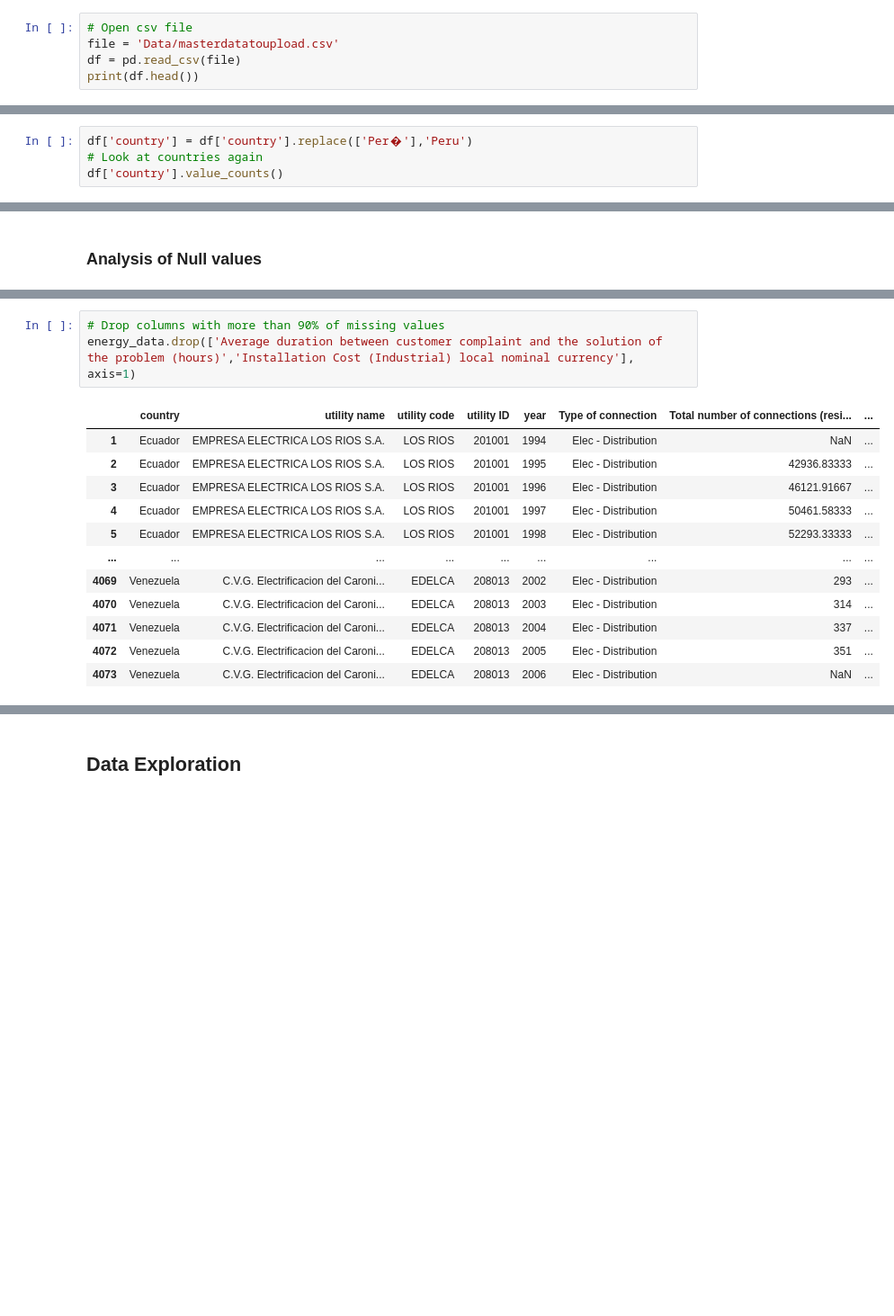
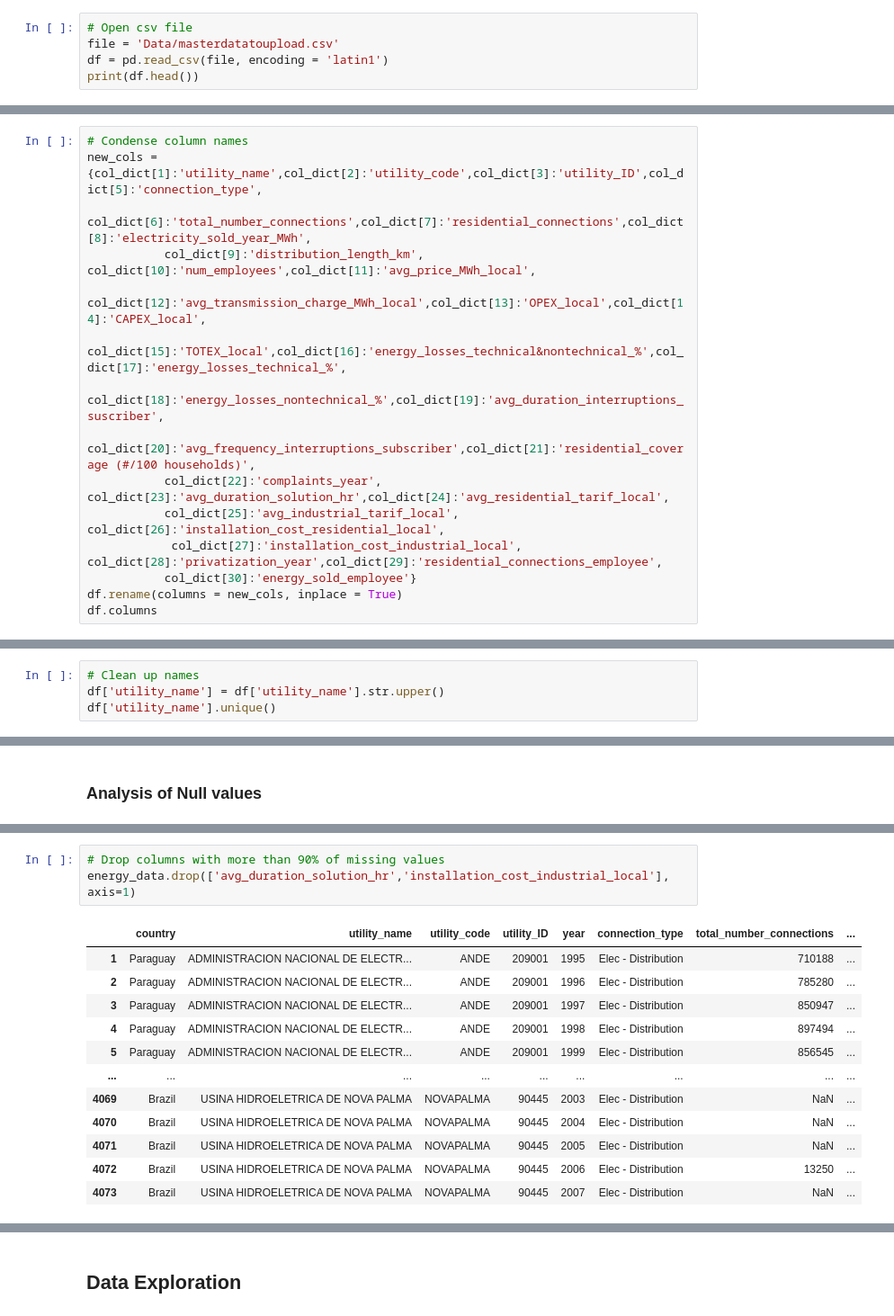
Before and after one commit to MariPin95/Capstone-2, a Jupyter notebook: Data Wrangling - Capstone 2 - Maria Pinzon.ipynb, the cells around one changed output, grey strips where cells are left out. Shown at 90% size. Drawn from its saved outputs; the diff is of its cells as text; blank space fills up the shorter version.

```diff
--- a/Data Wrangling - Capstone 2 - Maria Pinzon.ipynb
+++ b/Data Wrangling - Capstone 2 - Maria Pinzon.ipynb
@@ -9,6 +9,6 @@ import os
 # %%
 # Open csv file
 file = 'Data/masterdatatoupload.csv'
-df = pd.read_csv(file)
+df = pd.read_csv(file, encoding = 'latin1')
 print(df.head())
 # %% [output]
@@ -63,3 +63,18 @@ col_dict
  28: 'Year of privatization',
  29: 'Residencial conexions per employee',
  30: 'Energy sold per employee'}
+# %%
+# Condense column names
+new_cols = {col_dict[1]:'utility_name',col_dict[2]:'utility_code',col_dict[3]:'utility_ID',col_dict[5]:'connection_type',
+           col_dict[6]:'total_number_connections',col_dict[7]:'residential_connections',col_dict[8]:'electricity_sold_year_MWh',
+           col_dict[9]:'distribution_length_km', col_dict[10]:'num_employees',col_dict[11]:'avg_price_MWh_local',
+            col_dict[12]:'avg_transmission_charge_MWh_local',col_dict[13]:'OPEX_local',col_dict[14]:'CAPEX_local',
+           col_dict[15]:'TOTEX_local',col_dict[16]:'energy_losses_technical&nontechnical_%',col_dict[17]:'energy_losses_technical_%',
+           col_dict[18]:'energy_losses_nontechnical_%',col_dict[19]:'avg_duration_interruptions_suscriber',
+           col_dict[20]:'avg_frequency_interruptions_subscriber',col_dict[21]:'residential_coverage (#/100 households)',
+           col_dict[22]:'complaints_year', col_dict[23]:'avg_duration_solution_hr',col_dict[24]:'avg_residential_tarif_local',
+           col_dict[25]:'avg_industrial_tarif_local', col_dict[26]:'installation_cost_residential_local',
+            col_dict[27]:'installation_cost_industrial_local', col_dict[28]:'privatization_year',col_dict[29]:'residential_connections_employee',
+           col_dict[30]:'energy_sold_employee'}
+df.rename(columns = new_cols, inplace = True)
+df.columns
@@ -108,5 +139 @@ Grenada                              8
 Name: country, dtype: int64
-# %%
-df['country'] = df['country'].replace(['Per�'],'Peru')
-# Look at countries again
-df['country'].value_counts()
@@ -130,0 +161,4 @@ Name: country, dtype: int64
+# %%
+# Clean up names
+df['utility_name'] = df['utility_name'].str.upper()
+df['utility_name'].unique()
@@ -217,19 +269,19 @@ missing.sort_values(by= ['count','%'], ascending=False)
 # %%
 # Drop columns with more than 90% of missing values
-energy_data.drop(['Average duration between customer complaint and the solution of the problem (hours)','Installation Cost (Industrial) local nominal currency'], axis=1)
+energy_data.drop(['avg_duration_solution_hr','installation_cost_industrial_local'], axis=1)
 # %% [output]
-|  | country | utility name | utility code | utility ID | year | Type of connection | Total number of connections (resi... | ... |
-| 1 | Ecuador | EMPRESA ELECTRICA LOS RIOS S.A. | LOS RIOS | 201001 | 1994 | Elec - Distribution | NaN | ... |
-| 2 | Ecuador | EMPRESA ELECTRICA LOS RIOS S.A. | LOS RIOS | 201001 | 1995 | Elec - Distribution | 42936.83333 | ... |
-| 3 | Ecuador | EMPRESA ELECTRICA LOS RIOS S.A. | LOS RIOS | 201001 | 1996 | Elec - Distribution | 46121.91667 | ... |
-| 4 | Ecuador | EMPRESA ELECTRICA LOS RIOS S.A. | LOS RIOS | 201001 | 1997 | Elec - Distribution | 50461.58333 | ... |
-| 5 | Ecuador | EMPRESA ELECTRICA LOS RIOS S.A. | LOS RIOS | 201001 | 1998 | Elec - Distribution | 52293.33333 | ... |
+|  | country | utility_name | utility_code | utility_ID | year | connection_type | total_number_connections | ... |
+| 1 | Paraguay | ADMINISTRACION NACIONAL DE ELECTR... | ANDE | 209001 | 1995 | Elec - Distribution | 710188 | ... |
+| 2 | Paraguay | ADMINISTRACION NACIONAL DE ELECTR... | ANDE | 209001 | 1996 | Elec - Distribution | 785280 | ... |
+| 3 | Paraguay | ADMINISTRACION NACIONAL DE ELECTR... | ANDE | 209001 | 1997 | Elec - Distribution | 850947 | ... |
+| 4 | Paraguay | ADMINISTRACION NACIONAL DE ELECTR... | ANDE | 209001 | 1998 | Elec - Distribution | 897494 | ... |
+| 5 | Paraguay | ADMINISTRACION NACIONAL DE ELECTR... | ANDE | 209001 | 1999 | Elec - Distribution | 856545 | ... |
 | ... | ... | ... | ... | ... | ... | ... | ... | ... |
-| 4069 | Venezuela | C.V.G. Electrificacion del Caroni... | EDELCA | 208013 | 2002 | Elec - Distribution | 293 | ... |
-| 4070 | Venezuela | C.V.G. Electrificacion del Caroni... | EDELCA | 208013 | 2003 | Elec - Distribution | 314 | ... |
-| 4071 | Venezuela | C.V.G. Electrificacion del Caroni... | EDELCA | 208013 | 2004 | Elec - Distribution | 337 | ... |
-| 4072 | Venezuela | C.V.G. Electrificacion del Caroni... | EDELCA | 208013 | 2005 | Elec - Distribution | 351 | ... |
-| 4073 | Venezuela | C.V.G. Electrificacion del Caroni... | EDELCA | 208013 | 2006 | Elec - Distribution | NaN | ... |
+| 4069 | Brazil | USINA HIDROELETRICA DE NOVA PALMA | NOVAPALMA | 90445 | 2003 | Elec - Distribution | NaN | ... |
+| 4070 | Brazil | USINA HIDROELETRICA DE NOVA PALMA | NOVAPALMA | 90445 | 2004 | Elec - Distribution | NaN | ... |
+| 4071 | Brazil | USINA HIDROELETRICA DE NOVA PALMA | NOVAPALMA | 90445 | 2005 | Elec - Distribution | NaN | ... |
+| 4072 | Brazil | USINA HIDROELETRICA DE NOVA PALMA | NOVAPALMA | 90445 | 2006 | Elec - Distribution | 13250 | ... |
+| 4073 | Brazil | USINA HIDROELETRICA DE NOVA PALMA | NOVAPALMA | 90445 | 2007 | Elec - Distribution | NaN | ... |
 4073 rows × 29 columns
 # %% [markdown]
 ## Data Exploration
```
Also changed, not shown: parts of 13 cells of this notebook, 5 other files.
